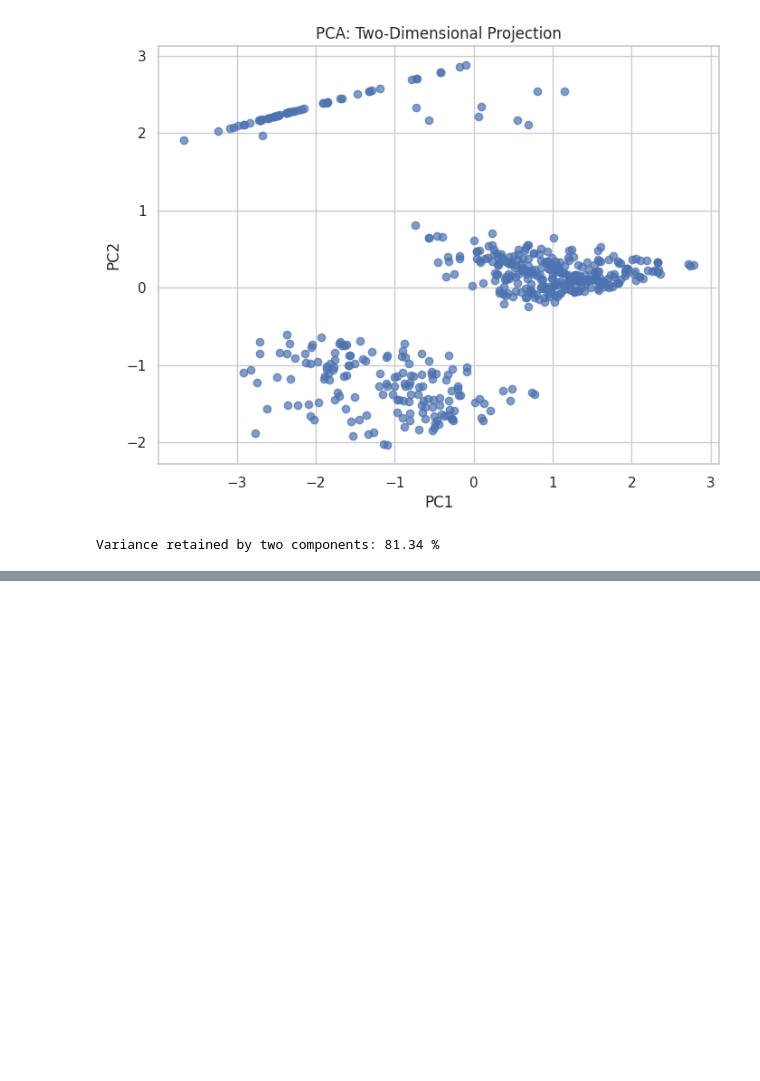
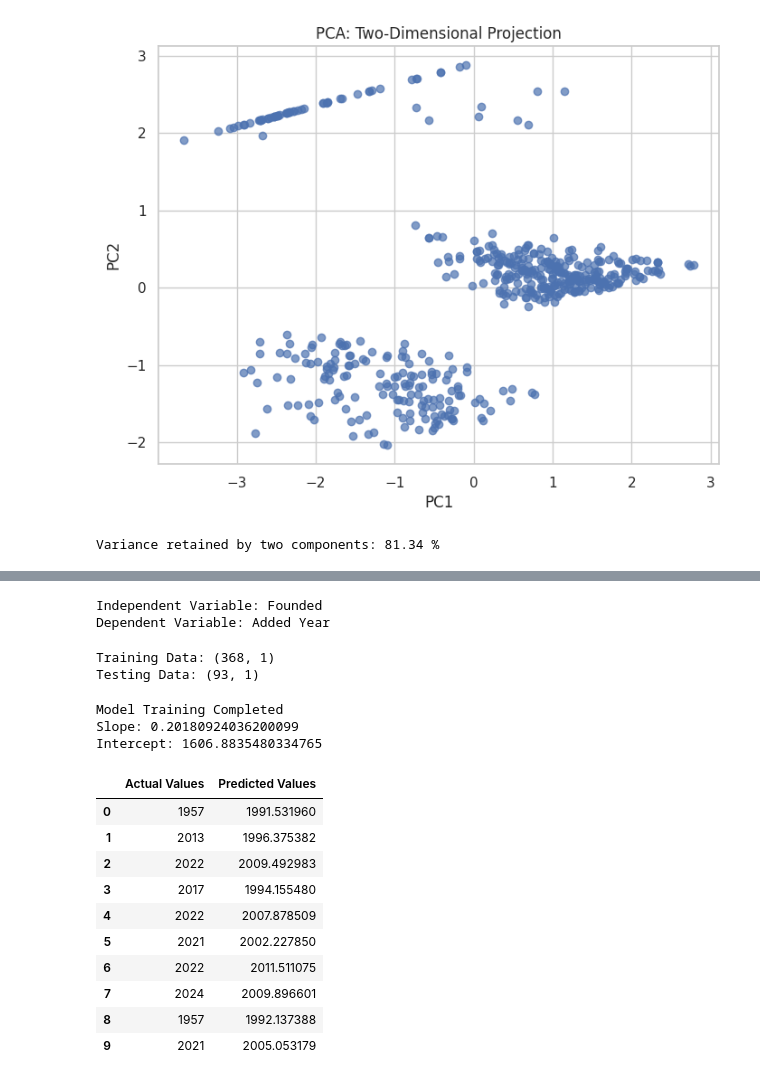
Before and after one commit to nimmakayalaakshaya/akshaya_nimmakayala, a Jupyter notebook: phase1.ipynb, the cells around one changed output, grey strips where cells are left out. Drawn from its saved outputs; the diff is of its cells as text; code cells hidden in the pictures; blank space fills up the shorter version.

```diff
--- a/phase1.ipynb
+++ b/phase1.ipynb
@@ -1126,0 +1135,14 @@ Variance retained by two components: 81.34 %
+# %%
+reg_data = df.copy()
+
+reg_data['Founded'] = pd.to_numeric(
+    reg_data['Founded'], errors='coerce'
+    )
+
+reg_data['Added_Year'] = pd.to_datetime(
+        reg_data['Date added'], errors='coerce'
+        ).dt.year
+reg_data = reg_data[['Founded', 'Added_Year']].dropna()
+
+print("Dataset Shape:", reg_data.shape)
+display(reg_data.head())
@@ -1126,0 +1157,52 @@ Variance retained by two components: 81.34 %
+# %%
+X = reg_data[['Founded']]
+y = reg_data['Added_Year']
+
+print("Independent Variable: Founded")
+print("Dependent Variable: Added Year")
+# %% [output]
+Independent Variable: Founded
+Dependent Variable: Added Year
+# %%
+X_train, X_test, y_train, y_test = train_test_split(
+      X, y, test_size=0.2, random_state=42
+      )
+
+print("Training Data:", X_train.shape)
+print("Testing Data:", X_test.shape)
+# %% [output]
+Training Data: (368, 1)
+Testing Data: (93, 1)
+# %%
+model = LinearRegression()
+
+model.fit(X_train, y_train)
+
+print("Model Training Completed")
+print("Slope:", model.coef_[0])
+print("Intercept:", model.intercept_)
+# %% [output]
+Model Training Completed
+Slope: 0.20180924036200099
+Intercept: 1606.8835480334765
+# %%
+y_pred = model.predict(X_test)
+
+results = pd.DataFrame({
+    'Actual Values': y_test.values,
+        'Predicted Values': y_pred
+        })
+
+display(results.head(10))
+# %% [output]
+|  | Actual Values | Predicted Values |
+| 0 | 1957 | 1991.531960 |
+| 1 | 2013 | 1996.375382 |
+| 2 | 2022 | 2009.492983 |
+| 3 | 2017 | 1994.155480 |
+| 4 | 2022 | 2007.878509 |
+| 5 | 2021 | 2002.227850 |
+| 6 | 2022 | 2011.511075 |
+| 7 | 2024 | 2009.896601 |
+| 8 | 1957 | 1992.137388 |
+| 9 | 2021 | 2005.053179 |
```
Also changed, not shown: parts of 7 cells of this notebook.
